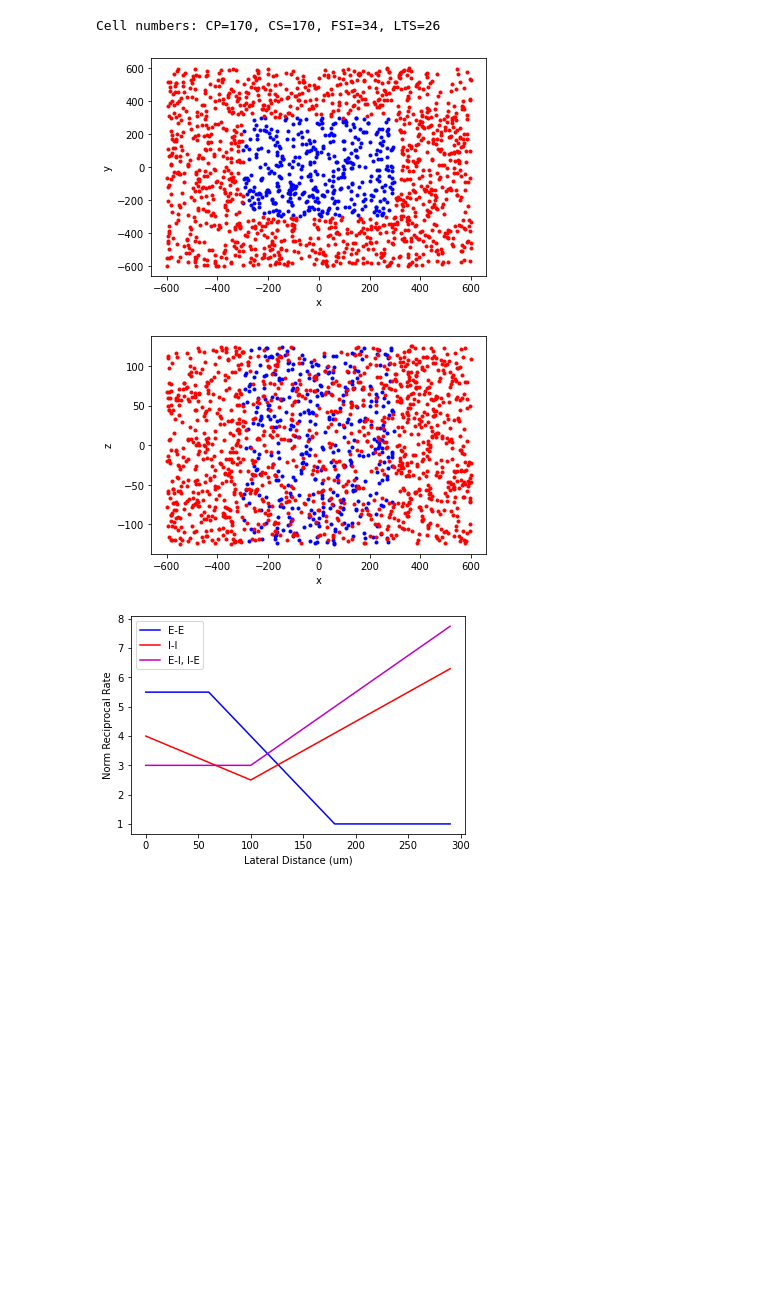
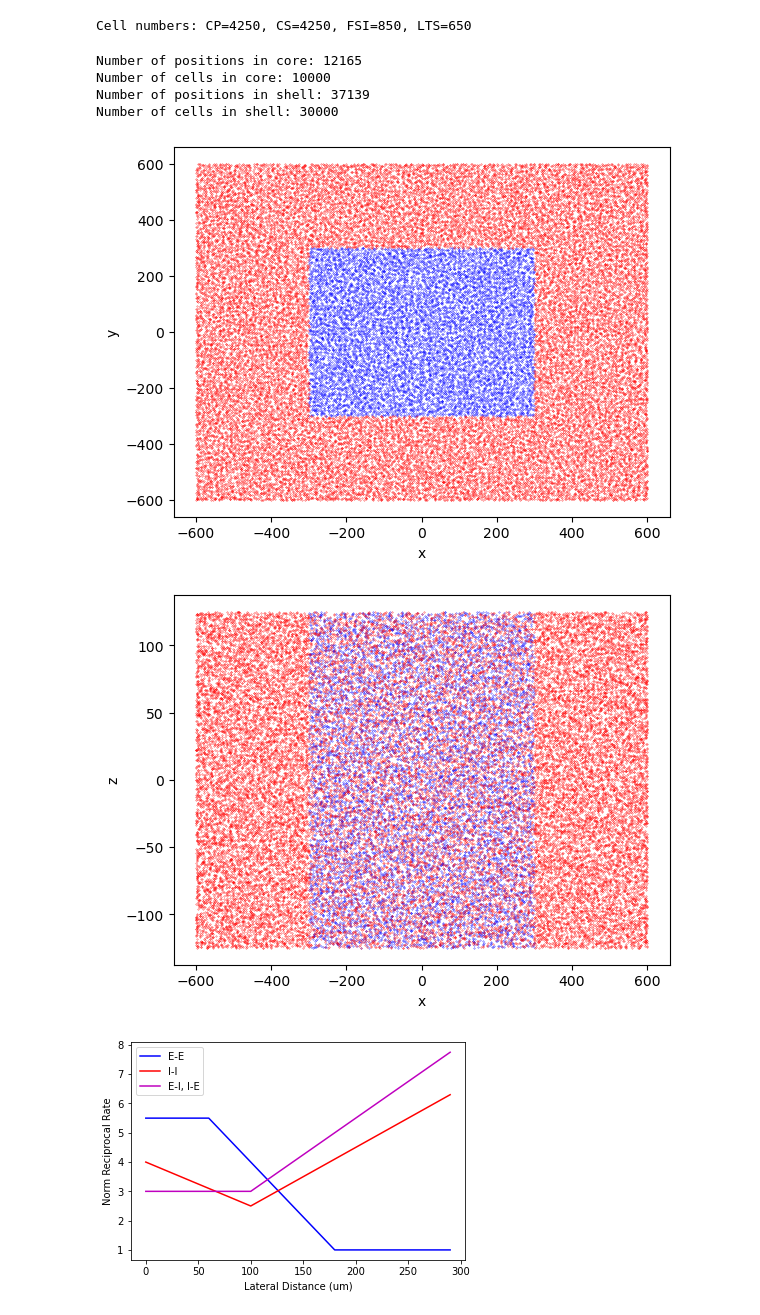
Before and after one commit to chenziao/V1_L5_Model, a Jupyter notebook: Model/build_network_test.ipynb, the cells around one changed output. Saved outputs shown, nothing was run; the diff lists cells and outputs as text; code cells hidden in the pictures; blank space fills up the shorter version.

```diff
--- a/Model/build_network_test.ipynb
+++ b/Model/build_network_test.ipynb
@@ -22,14 +25,14 @@ t_sim = 31000.0  # ms
 dt = 0.1  # ms
 
 # Network size and dimensions
-num_cells = 400  # 10000
+num_cells = 10000  # 10000
 column_width, column_height = 600., 250.
 x_start, x_end = - column_width / 2, column_width / 2
 y_start, y_end = - column_width / 2, column_width / 2
 z_start, z_end = - column_height / 2, column_height / 2
 
 # Distance constraint for all cells
-min_conn_dist = 50.0  # um. ~ PN soma diameter
+min_conn_dist = 16.0  # um. ~ PN soma diameter
 max_conn_dist = 300.0  # or np.inf
 
 # When enabled, a shell of virtual cells will be created around the core cells.
@@ -53,11 +56,11 @@ num_CP, num_CS, num_FSI, num_LTS = num_prop([42.5, 42.5, 8.5, 6.5], num_cells)
 print('Cell numbers: ' + ', '.join(f'{c:s}={n:d}' for c, n in
     zip(['CP', 'CS', 'FSI', 'LTS'], [num_CP, num_CS, num_FSI, num_LTS])))
 # %% [output]
-Cell numbers: CP=170, CS=170, FSI=34, LTS=26
+Cell numbers: CP=4250, CS=4250, FSI=850, LTS=650
 # %%
 # Generate random cell positions
 # Use poisson-disc sampling to generate positions with minimum distance limit.
-use_poiss_disc = False
+use_poiss_disc = True
 
 # Get positions for cells in the core
 def samples_in_core(samples):
@@ -99,20 +102,20 @@ def scale_cube(samples):
 if use_poiss_disc:
     from scipy.stats import qmc  # qmc.PoissonDisk new in scipy 1.10.0
 
-    ncand = 50  # number of candidates (related to density of points)
+    ncand = 30  # number of candidates (related to density of points)
     radius = min_conn_dist / side_length
     engine = qmc.PoissonDisk(d=3, radius=radius, ncandidates=ncand, seed=rng)
     samples = scale_cube(engine.fill_space())
 
     core_idx, pos_list = samples_in_core(samples)
     print(f"Number of positions in core: {len(pos_list):d}")
-    print(f"Number of cells in core: {num_cells:D}")
+    print(f"Number of cells in core: {num_cells:d}")
     if len(pos_list) < num_cells:
         raise ValueError("There are not enough position samples generated.")
     if edge_effects:
         shell_pos_list = samples_in_shell(samples[~core_idx])
-        print(f"Number of positions in shell: {len(shell_pos_list):D}")
-        print(f"Number of cells in shell: {virt_num_cells:D}")
+        print(f"Number of positions in shell: {len(shell_pos_list):d}")
+        print(f"Number of cells in shell: {virt_num_cells:d}")
         if len(shell_pos_list) < virt_num_cells:
             raise ValueError("There are not enough position samples generated.")
 else:
@@ -142,25 +145,32 @@ if edge_effects:
         num_prop([num_CP, num_CS, num_FSI, num_LTS], virt_num_cells)
 
 # TODO: generate random orientations
+# %% [output]
+Number of positions in core: 12165
+Number of cells in core: 10000
+Number of positions in shell: 37139
+Number of cells in shell: 30000
 # %%
 import matplotlib.pyplot as plt
 
+markersize = 0.5
+
 plt.figure()
-plt.plot(pos_list[:, 0], pos_list[:, 1], 'b.')
-plt.plot(shell_pos_list[:, 0], shell_pos_list[:, 1], 'r.')
+plt.plot(pos_list[:, 0], pos_list[:, 1], 'b.', markersize=markersize)
+plt.plot(shell_pos_list[:, 0], shell_pos_list[:, 1], 'r.', markersize=markersize)
 plt.xlabel('x')
 plt.ylabel('y')
 
 plt.figure()
-plt.plot(pos_list[:, 0], pos_list[:, 2], 'b.')
-plt.plot(shell_pos_list[:, 0], shell_pos_list[:, 2], 'r.')
+plt.plot(pos_list[:, 0], pos_list[:, 2], 'b.', markersize=markersize)
+plt.plot(shell_pos_list[:, 0], shell_pos_list[:, 2], 'r.', markersize=markersize)
 plt.xlabel('x')
 plt.ylabel('z')
 
 plt.show()
 # %% [output]
-[figure, old version]
+[figure, new version]
-[figure, old version]
+[figure, new version]
 # %%
 @np.vectorize
 def NRR_EE(d):
```
Also changed, not shown: parts of 2 cells of this notebook, 28 other files.
